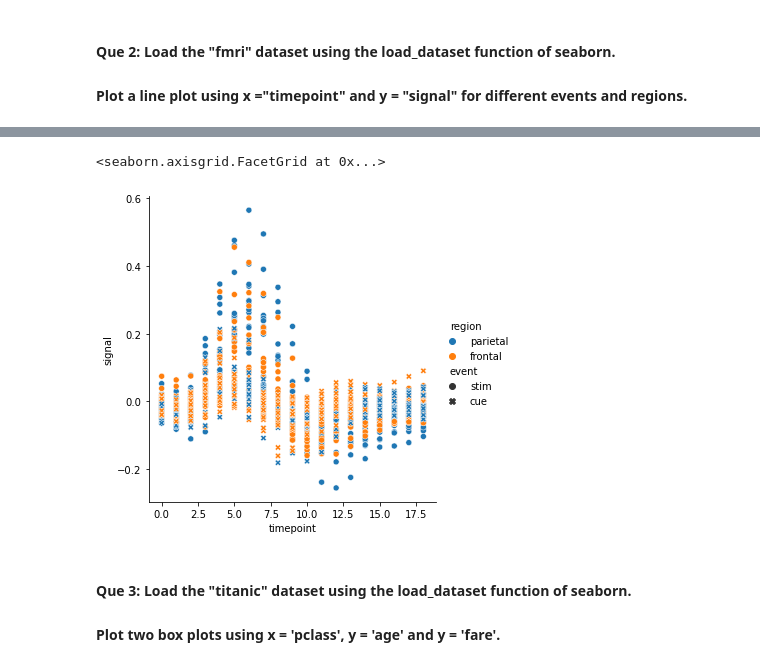
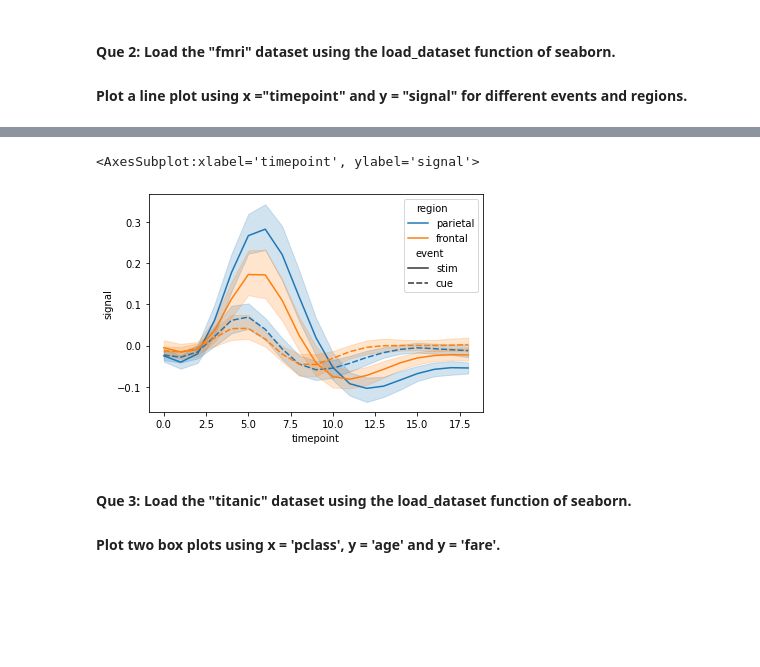
Before and after one commit to Mari-Dotnet/PWSkill, a Jupyter notebook: My_Notes/Visualization/Seaborn/Seaborn_Ass_Mar-4.ipynb, the cells around one changed output, grey strips where cells are left out. Drawn from its saved outputs; the diff is of its cells as text; code cells hidden in the pictures; blank space fills up the shorter version.

```diff
--- a/My_Notes/Visualization/Seaborn/Seaborn_Ass_Mar-4.ipynb
+++ b/My_Notes/Visualization/Seaborn/Seaborn_Ass_Mar-4.ipynb
@@ -18,8 +18,8 @@ sns.relplot(x=fmri.timepoint,y=fmri.signal,data=fmri, hue='region')
 # %%
-sns.relplot(x=fmri.timepoint,y=fmri.signal,data=fmri, hue='region',style='event')
+sns.lineplot(x=fmri.timepoint,y=fmri.signal,data=fmri, hue='region',style='event')
 # %% [output]
-<seaborn.axisgrid.FacetGrid at 0x...>
+<AxesSubplot:xlabel='timepoint', ylabel='signal'>
-[figure, old version]
+[figure, new version]
 # %% [markdown]
 #### Que 3: Load the "titanic" dataset using the load_dataset function of seaborn.
 #### Plot two box plots using x = 'pclass', y = 'age' and y = 'fare'.
```
Also changed, not shown: parts of 2 cells of this notebook, 1 other file.
